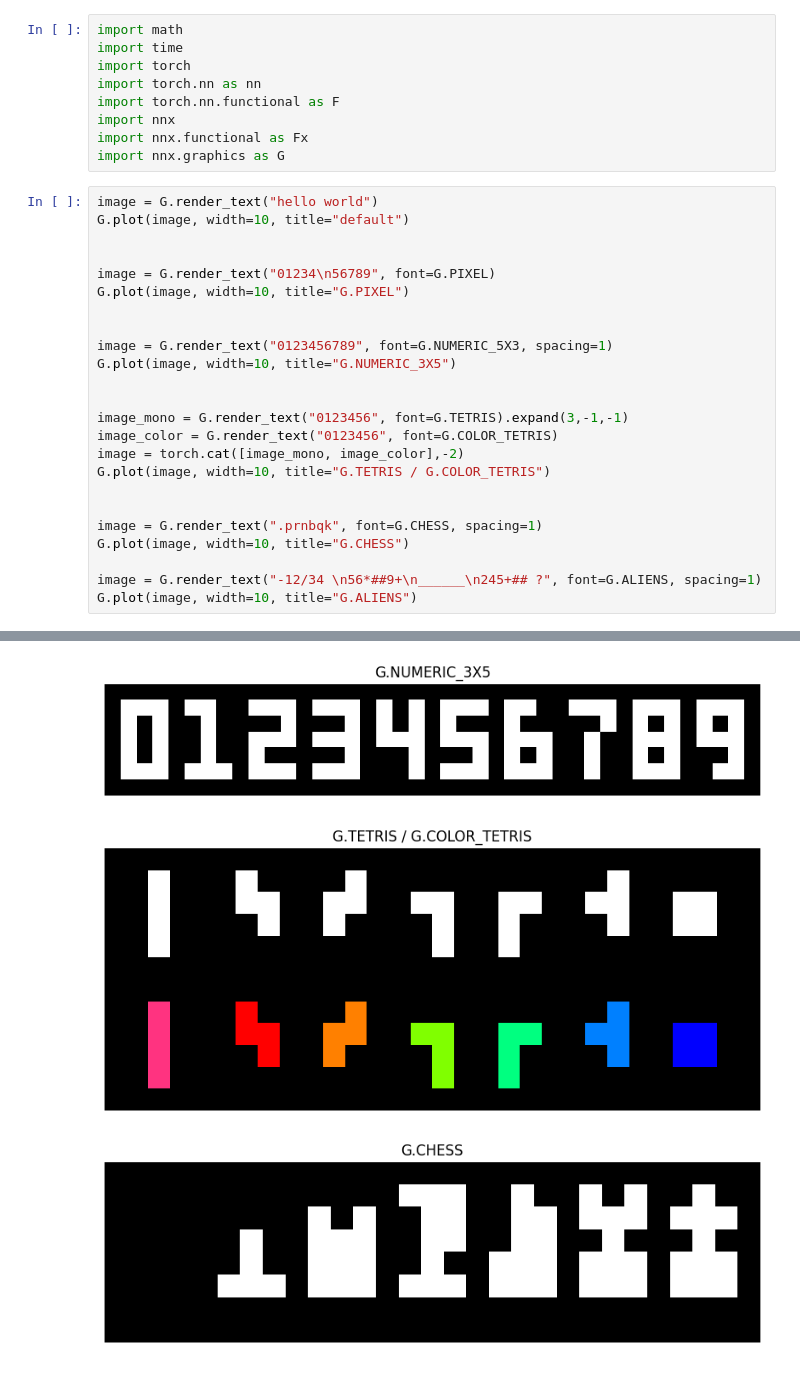
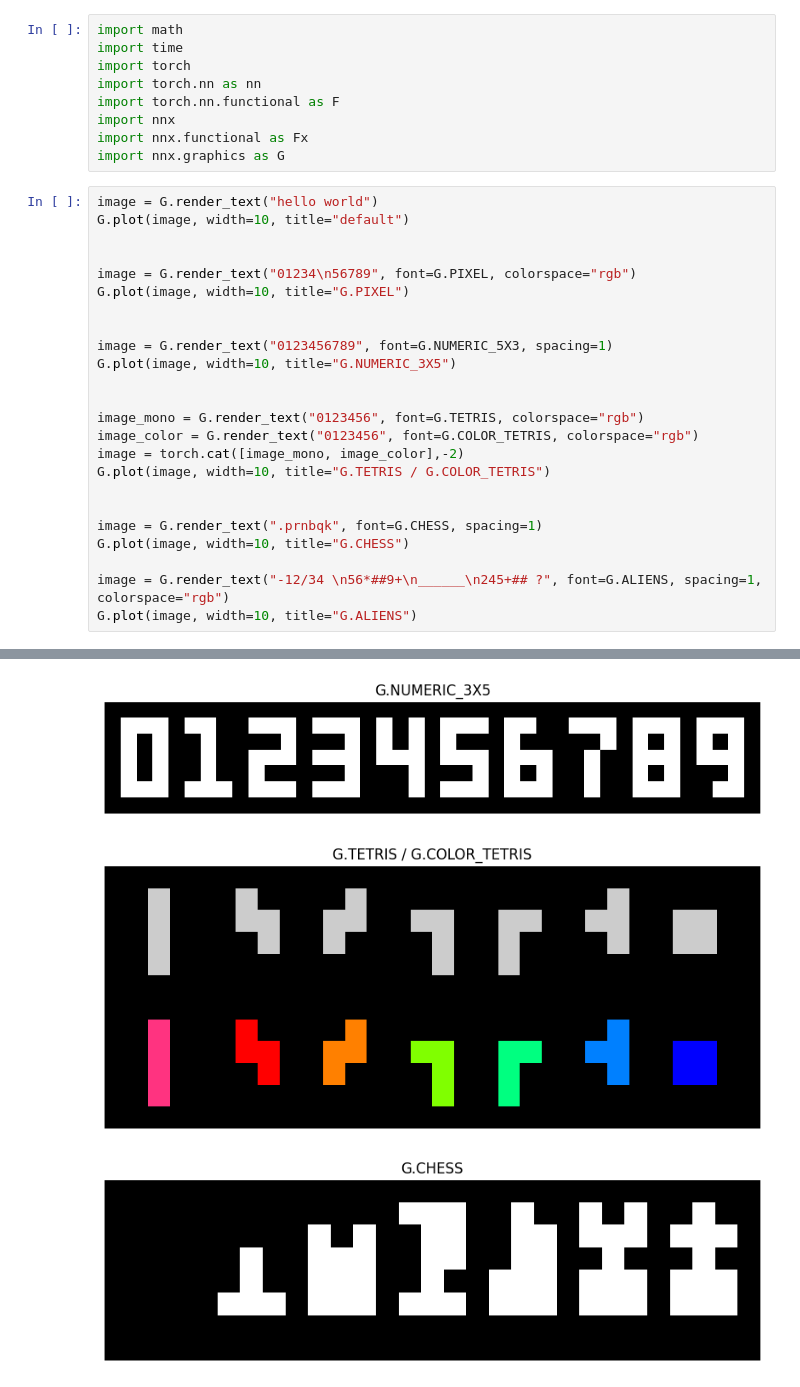
Before and after one commit to limitz/nnx, a Jupyter notebook: examples/Graphics.Text.ipynb, the cells around one changed output, grey strips where cells are left out. Cells and saved outputs as stored; diff of their text form.

```diff
--- a/examples/Graphics.Text.ipynb
+++ b/examples/Graphics.Text.ipynb
@@ -10,32 +10,32 @@ import nnx.graphics as G
 # %%
 image = G.render_text("hello world")
 G.plot(image, width=10, title="default")
 
 
-image = G.render_text("01234\n56789", font=G.PIXEL)
+image = G.render_text("01234\n56789", font=G.PIXEL, colorspace="rgb")
 G.plot(image, width=10, title="G.PIXEL")
 
 
 image = G.render_text("0123456789", font=G.NUMERIC_5X3, spacing=1)
 G.plot(image, width=10, title="G.NUMERIC_3X5")
 
 
-image_mono = G.render_text("0123456", font=G.TETRIS).expand(3,-1,-1)
-image_color = G.render_text("0123456", font=G.COLOR_TETRIS)
+image_mono = G.render_text("0123456", font=G.TETRIS, colorspace="rgb")
+image_color = G.render_text("0123456", font=G.COLOR_TETRIS, colorspace="rgb")
 image = torch.cat([image_mono, image_color],-2)
 G.plot(image, width=10, title="G.TETRIS / G.COLOR_TETRIS")
 
 
 image = G.render_text(".prnbqk", font=G.CHESS, spacing=1)
 G.plot(image, width=10, title="G.CHESS")
 
-image = G.render_text("-12/34 \n56*##9+\n______\n245+## ?", font=G.ALIENS, spacing=1)
+image = G.render_text("-12/34 \n56*##9+\n______\n245+## ?", font=G.ALIENS, spacing=1, colorspace="rgb")
 G.plot(image, width=10, title="G.ALIENS")
 # %% [output]
 [figure]
 [figure]
 [figure]
-[figure, old version]
+[figure, new version]
 [figure]
 [figure]
 # %%
```
Also changed, not shown: parts of 2 cells of this notebook, 3 other files.
